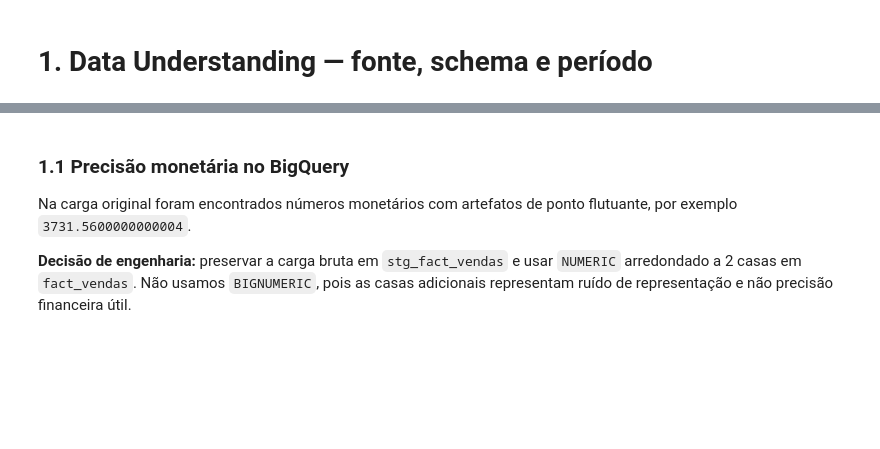
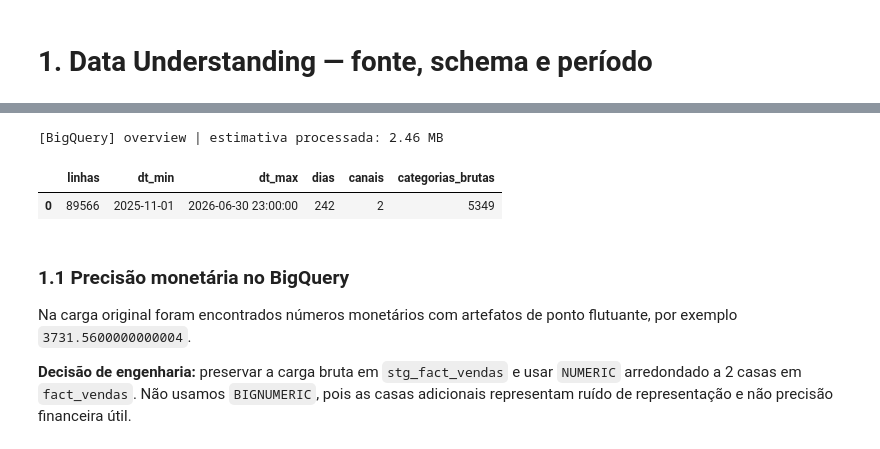
Before and after one commit to guisoares10/Projeto-GB, a Jupyter notebook: notebooks/01_eda_data_quality.ipynb, the cells around one changed output, grey strips where cells are left out. Saved outputs shown, nothing was run; the diff lists cells and outputs as text; code cells hidden in the pictures; blank space fills up the shorter version.

```diff
--- a/notebooks/01_eda_data_quality.ipynb
+++ b/notebooks/01_eda_data_quality.ipynb
@@ -66,18 +77,22 @@ display(bq_schema)
 # %%
 sql_overview = f"""
 SELECT
   COUNT(*) AS linhas,
   MIN(dt_hr_venda) AS dt_min,
   MAX(dt_hr_venda) AS dt_max,
   COUNT(DISTINCT DATE(dt_hr_venda)) AS dias,
   COUNT(DISTINCT des_canal_venda_final_agrup) AS canais,
   COUNT(DISTINCT des_categoria_material) AS categorias_brutas
 FROM `{TABLE_ID}`
-WHERE {DATE_FILTER}
+WHERE 1=1
 """
 
 overview = run_bq(sql_overview, "overview")
 display(overview)
+# %% [output]
+[BigQuery] overview | estimativa processada: 2.46 MB
+|  | linhas | dt_min | dt_max | dias | canais | categorias_brutas |
+| 0 | 89566 | 2025-11-01 | 2026-06-30 23:00:00 | 242 | 2 | 5349 |
 # %% [markdown]
 ### 1.1 Precisão monetária no BigQuery
 
```
Also changed, not shown: parts of 38 cells of this notebook.
